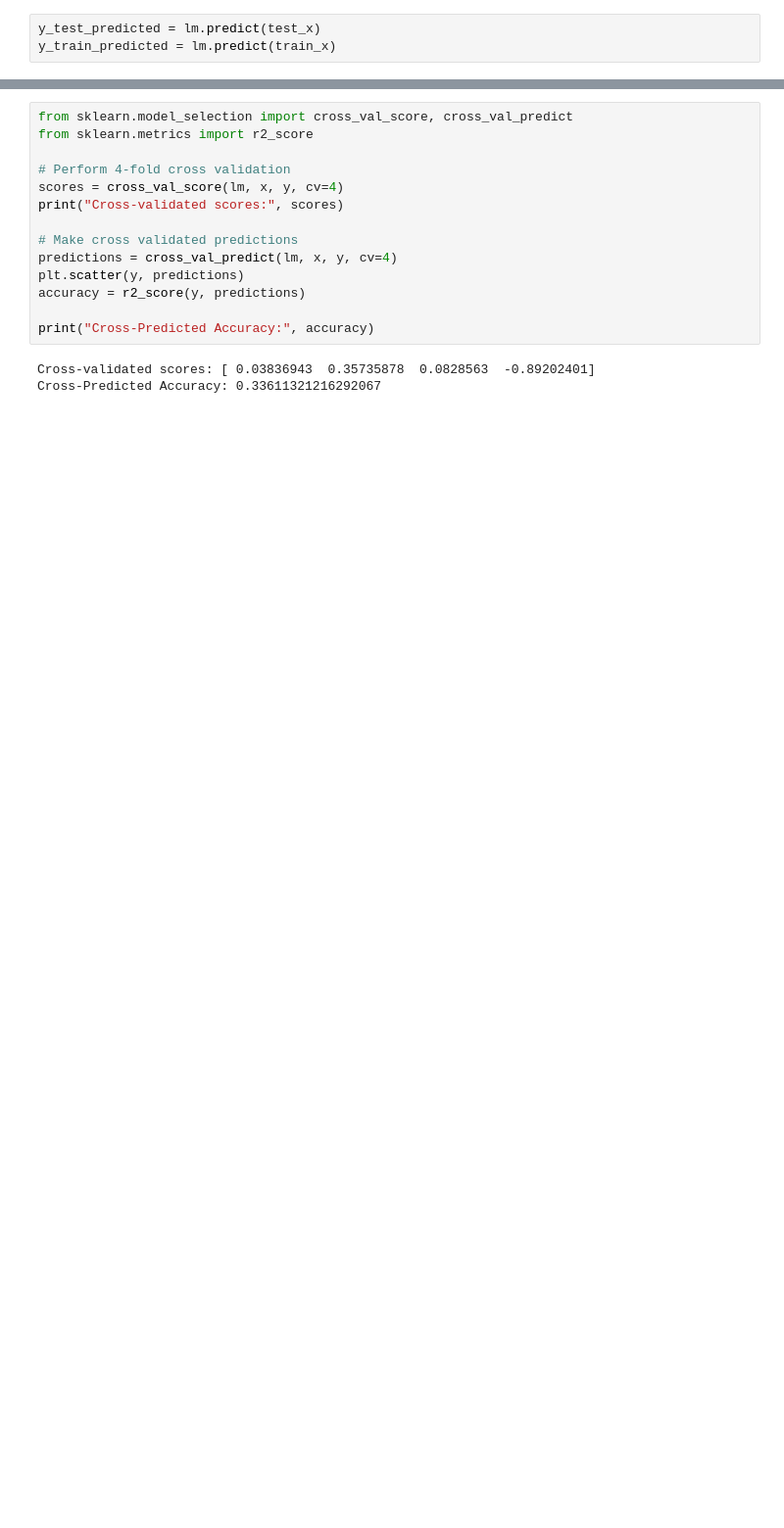
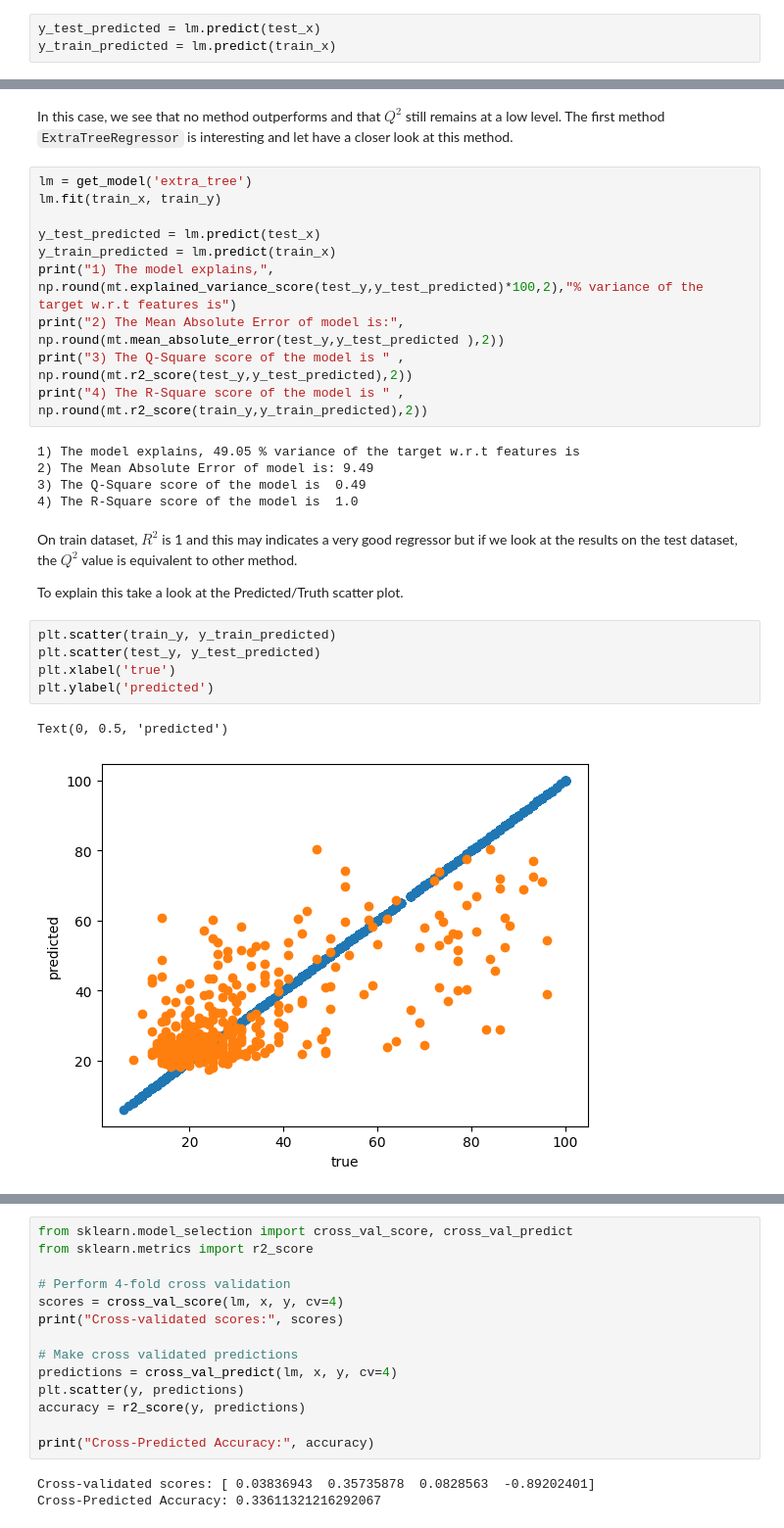
Before and after one commit to zwergon/calcimetry, a Jupyter notebook: notebooks/regression.ipynb, the cells around one changed output, grey strips where cells are left out. Shown at 98% size. Saved outputs shown, nothing was run; the diff lists cells and outputs as text; blank space fills up the shorter version.

```diff
--- a/notebooks/regression.ipynb
+++ b/notebooks/regression.ipynb
@@ -298,0 +331,30 @@ Text(0, 0.5, 'predicted')
+# %% [markdown]
+In this case, we see that no method outperforms and that $Q^2$ still remains at a low level.
+The first method `ExtraTreeRegressor` is interesting and let have a closer look at this method.
+# %%
+lm = get_model('extra_tree')
+lm.fit(train_x, train_y)
+
+y_test_predicted = lm.predict(test_x)
+y_train_predicted = lm.predict(train_x)
+print("1) The model explains,", np.round(mt.explained_variance_score(test_y,y_test_predicted)*100,2),"% variance of the target w.r.t features is")
+print("2) The Mean Absolute Error of model is:", np.round(mt.mean_absolute_error(test_y,y_test_predicted ),2))
+print("3) The Q-Square score of the model is " , np.round(mt.r2_score(test_y,y_test_predicted),2))
+print("4) The R-Square score of the model is " , np.round(mt.r2_score(train_y,y_train_predicted),2))
+# %% [output]
+1) The model explains, 49.05 % variance of the target w.r.t features is
+2) The Mean Absolute Error of model is: 9.49
+3) The Q-Square score of the model is  0.49
+4) The R-Square score of the model is  1.0
+# %% [markdown]
+On train dataset, $R^2$ is 1 and this may indicates a very good regressor but if we look at the results on the test dataset, the $Q^2$ value is equivalent to other method.
+
+To explain this take a look at the Predicted/Truth scatter plot.
+# %%
+plt.scatter(train_y, y_train_predicted)
+plt.scatter(test_y, y_test_predicted)
+plt.xlabel('true')
+plt.ylabel('predicted')
+# %% [output]
+Text(0, 0.5, 'predicted')
+[figure, added]
```
Also changed, not shown: parts of 15 cells of this notebook.
